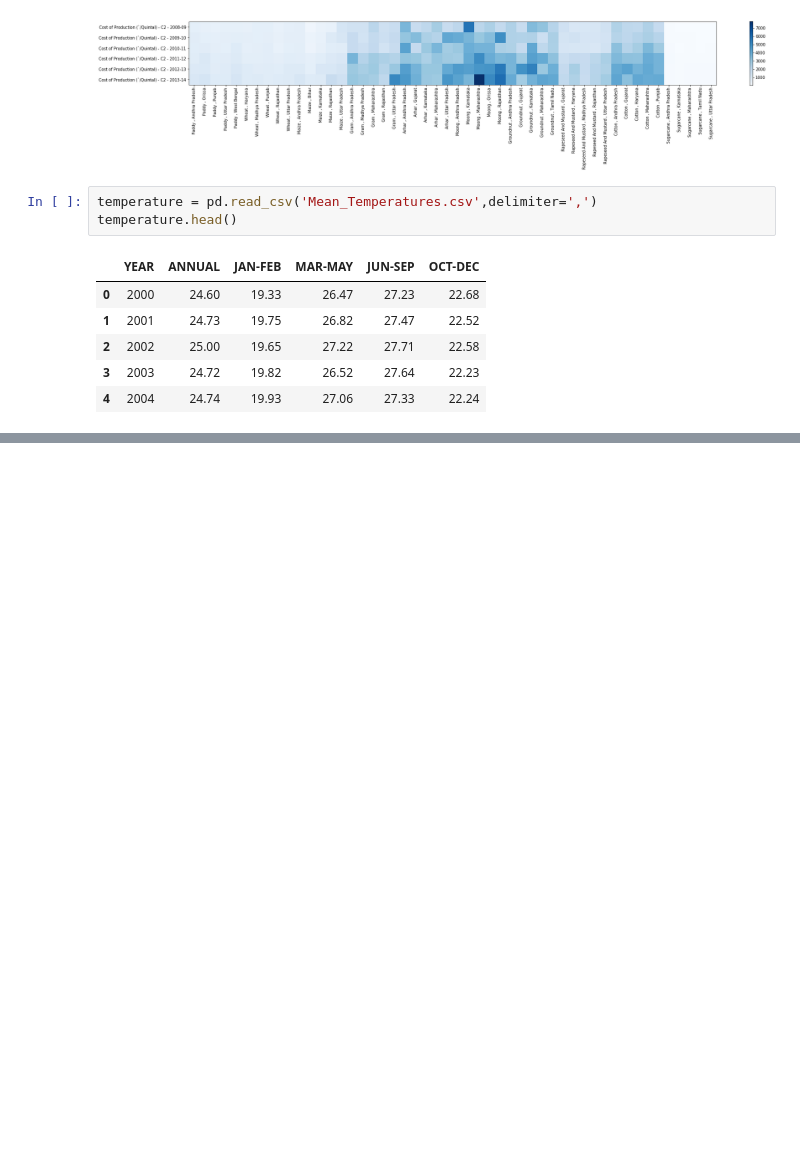
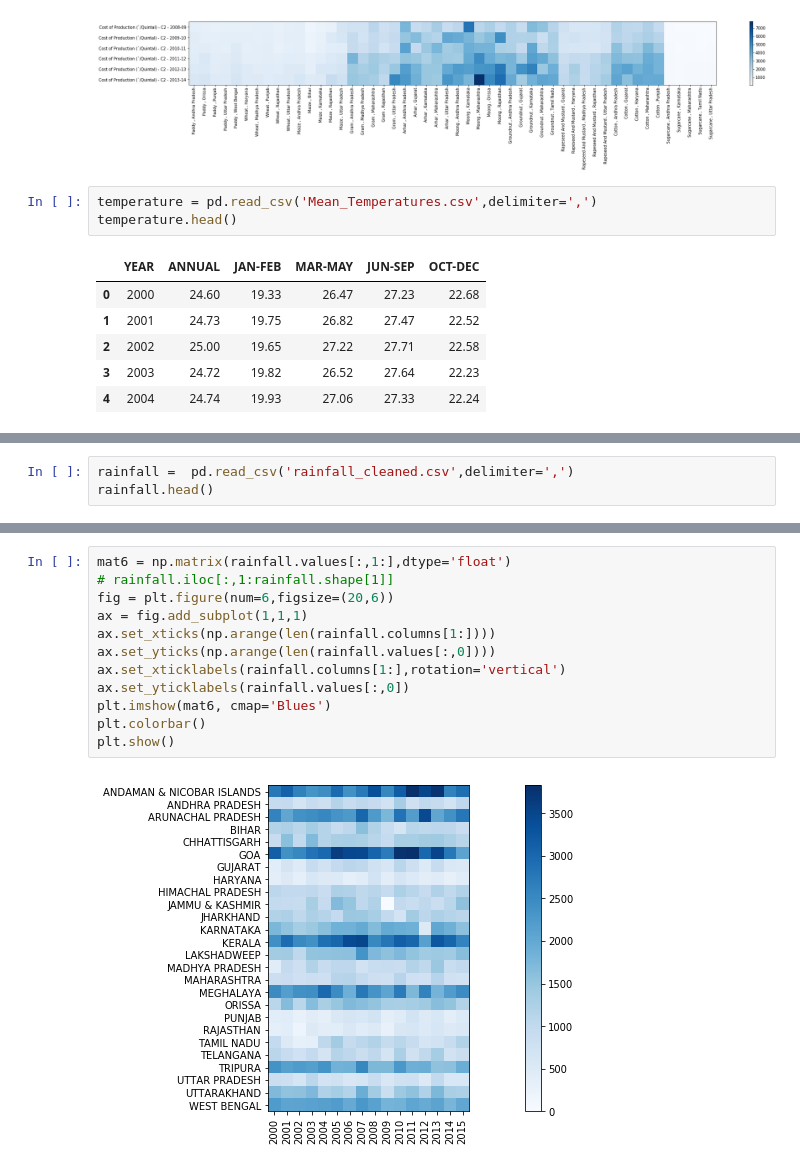
Before and after one commit to nitinvbharti/Agriculture_Analysis, a Jupyter notebook: Agro_analysis.ipynb, the cells around one changed output, grey strips where cells are left out. Drawn from its saved outputs; the diff is of its cells as text; blank space fills up the shorter version.

Commit message:
Reodering
- Added tables in folders(will do more once looked at)
- Added rainfall_cleaned which has year wise data rain data for states

```diff
--- a/Agro_analysis.ipynb
+++ b/Agro_analysis.ipynb
@@ -160,3 +160,6 @@ plt.colorbar()
 plt.show()
 # %% [output]
 [figure]
+# %%
+rainfall =  pd.read_csv('rainfall_cleaned.csv',delimiter=',')
+rainfall.head()
@@ -162,0 +173,14 @@ plt.show()
+# %%
+mat6 = np.matrix(rainfall.values[:,1:],dtype='float')
+# rainfall.iloc[:,1:rainfall.shape[1]]
+fig = plt.figure(num=6,figsize=(20,6))
+ax = fig.add_subplot(1,1,1)
+ax.set_xticks(np.arange(len(rainfall.columns[1:])))
+ax.set_yticks(np.arange(len(rainfall.values[:,0])))
+ax.set_xticklabels(rainfall.columns[1:],rotation='vertical')
+ax.set_yticklabels(rainfall.values[:,0])
+plt.imshow(mat6, cmap='Blues')
+plt.colorbar()
+plt.show()
+# %% [output]
+[figure, added]
```
Also changed, not shown: parts of 3 cells of this notebook, 22 other files.
